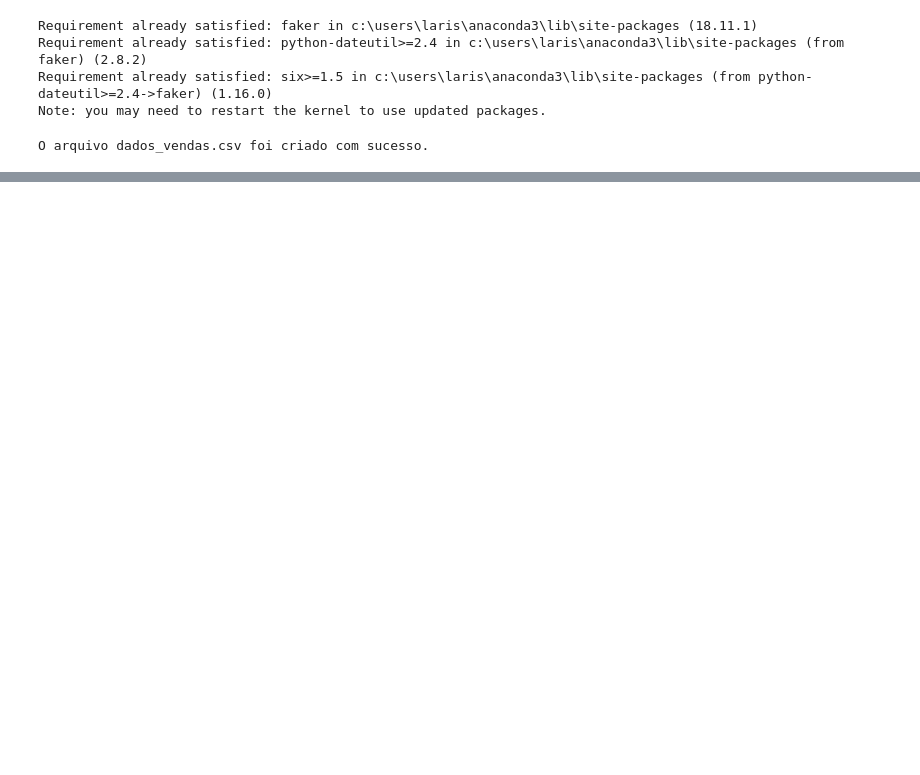
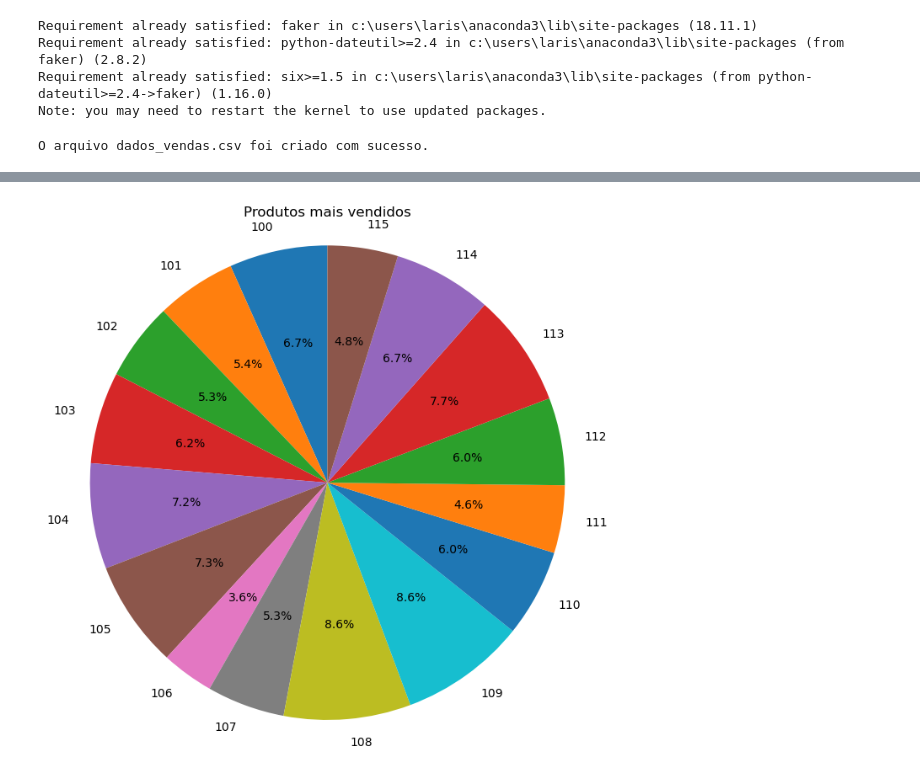
Before and after one commit to larissa-vitoria/Projeto-de-Automacao-Python, a Jupyter notebook: automacao_relatorio_vendas.ipynb, the cells around one changed output, grey strips where cells are left out. Drawn from its saved outputs; the diff is of its cells as text; code cells hidden in the pictures; blank space fills up the shorter version.

Commit message:
Segunda atualização do código

```diff
--- a/automacao_relatorio_vendas.ipynb
+++ b/automacao_relatorio_vendas.ipynb
@@ -55,3 +66,16 @@ else:
     print(f'O arquivo {filename} não foi encontrado.')
 # %% [output]
 O arquivo dados_vendas.csv foi criado com sucesso.
+# %%
+# nesta parte do código, importaremos o csv criado anteriormente
+
+import pandas as pd
+import numpy as np
+
+# definição do caminho do arquivo com os dados
+caminho_base = 'C:\\Users\\laris\\dados_vendas.csv'
+
+# leitura do arquivo
+dados = pd.read_csv(caminho_base, encoding='latin1')
+
+print(dados)
@@ -57,0 +120,5 @@ O arquivo dados_vendas.csv foi criado com sucesso.
+# %%
+# na coluna "cliente", alguns nomes foram criados com pronomes de tratamento. Retiraremos esses pronomes
+
+dados['Cliente'] = dados['Cliente'].str.replace(r'(?:Dr\.|Sr\.|Sra\.)', '', regex=True)
+print(dados)
@@ -57,0 +143,7 @@ O arquivo dados_vendas.csv foi criado com sucesso.
+# %%
+# Para a análise feita adiante, as colunas de dados dos clientes não importam
+
+# Remove as colunas 'Cliente' e 'Email'
+
+dados = dados.drop(['Cliente', 'Email'], axis=1)
+print(dados)
@@ -57,0 +279,17 @@ O arquivo dados_vendas.csv foi criado com sucesso.
+# %%
+# Serão criados gráficos para a análise dos dados
+
+import matplotlib.pyplot as plt
+
+produtos_mais_vendidos = dados.groupby('ID Produto')['Quantidade'].sum()
+
+# Cria o gráfico
+plt.figure(figsize=(8, 8))
+plt.pie(produtos_mais_vendidos.values, labels=produtos_mais_vendidos.index, autopct='%1.1f%%', startangle=90)
+plt.axis('equal')
+
+plt.title('Produtos mais vendidos')
+
+plt.show()
+# %% [output]
+[figure, added]
```
Also changed, not shown: parts of 11 cells of this notebook.
